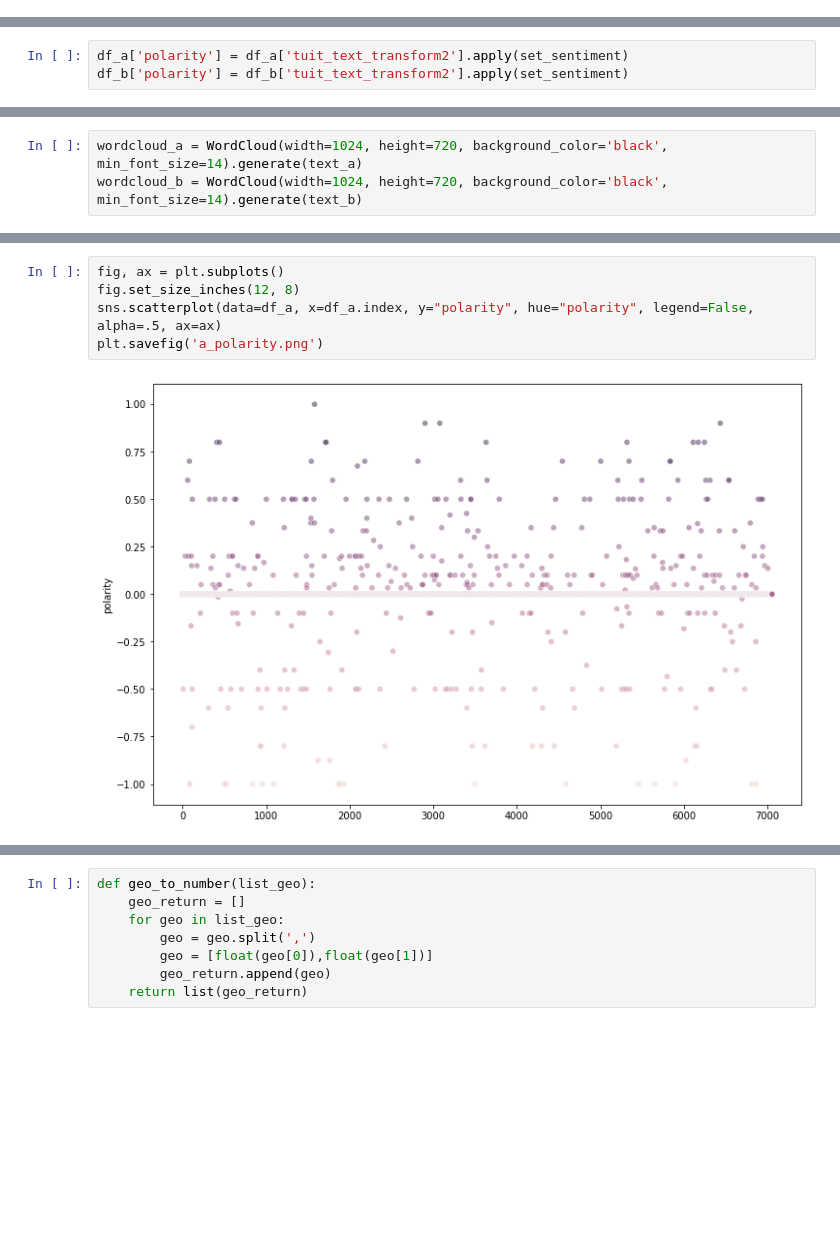
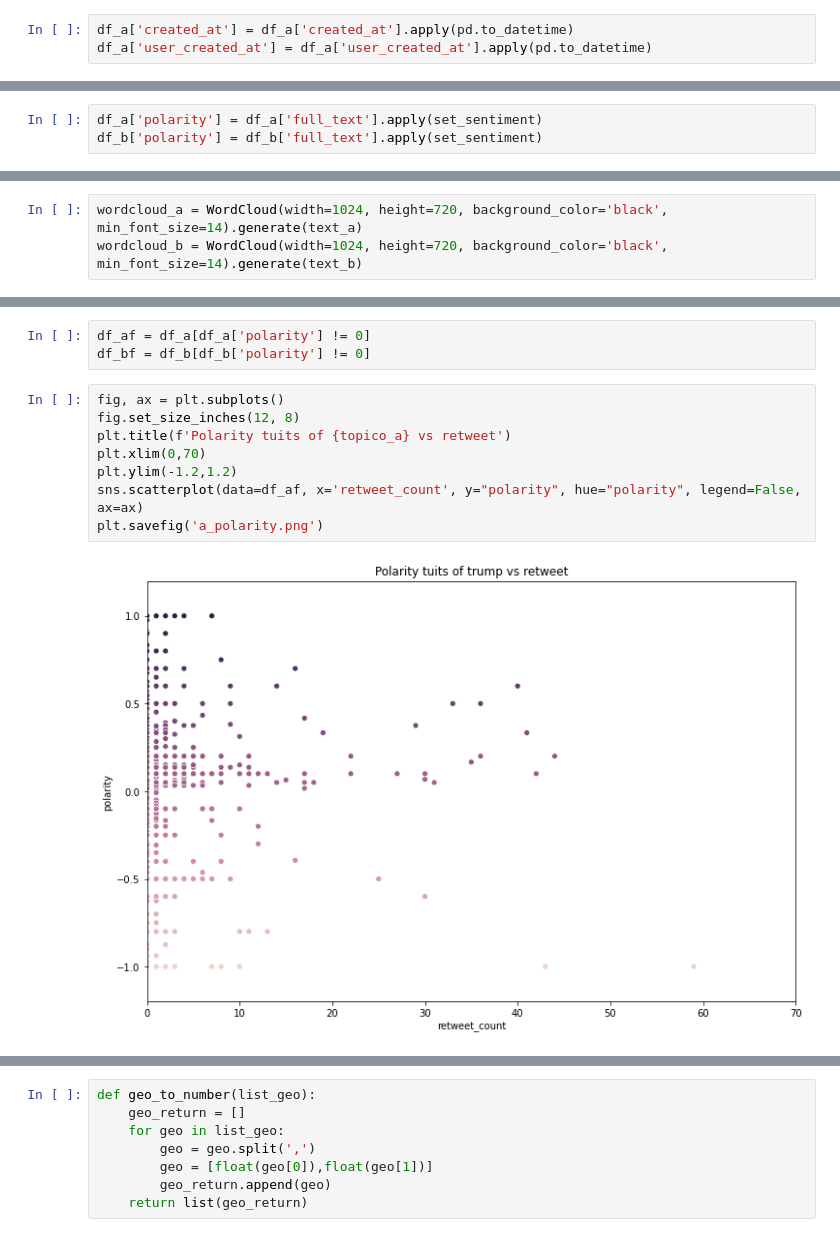
Before and after one commit to AnthonyPernia/TuitsAnalyzerElectionsUnitedStates2020, a Jupyter notebook: analysis_of_tweets.ipynb, the cells around one changed output, grey strips where cells are left out. Drawn from its saved outputs; the diff is of its cells as text; blank space fills up the shorter version.

```diff
--- a/analysis_of_tweets.ipynb
+++ b/analysis_of_tweets.ipynb
@@ -92,6 +92,9 @@ data_b = transform_data(d_b)
 # %%
 df_a = pd.DataFrame(data_a,columns=columns)
 df_b = pd.DataFrame(data_b,columns=columns)
+# %%
+df_a['created_at'] = df_a['created_at'].apply(pd.to_datetime)
+df_a['user_created_at'] = df_a['user_created_at'].apply(pd.to_datetime)
 # %%
 df_a.count()[1],df_b.count()[1]
 # %% [output]
@@ -165,8 +182,8 @@ def set_sentiment(text):
             sentiment = analysis.polarity
     return sentiment
 # %%
-df_a['polarity'] = df_a['tuit_text_transform2'].apply(set_sentiment)
-df_b['polarity'] = df_b['tuit_text_transform2'].apply(set_sentiment)
+df_a['polarity'] = df_a['full_text'].apply(set_sentiment)
+df_b['polarity'] = df_b['full_text'].apply(set_sentiment)
 # %%
 df_a['polarity'].describe()
 # %% [output]
@@ -228,10 +245,16 @@ plt.show()
+# %%
+df_af = df_a[df_a['polarity'] != 0]
+df_bf = df_b[df_b['polarity'] != 0]
 # %%
 fig, ax = plt.subplots()
 fig.set_size_inches(12, 8)
-sns.scatterplot(data=df_a, x=df_a.index, y="polarity", hue="polarity", legend=False, alpha=.5, ax=ax)
+plt.title(f'Polarity tuits of {topico_a} vs retweet')
+plt.xlim(0,70)
+plt.ylim(-1.2,1.2)
+sns.scatterplot(data=df_af, x='retweet_count', y="polarity", hue="polarity", legend=False, ax=ax)
 plt.savefig('a_polarity.png')
 # %% [output]
-[figure, old version]
+[figure, new version]
 # %%
 fig, ax = plt.subplots()
 fig.set_size_inches(12, 8)
```
Also changed, not shown: parts of 9 cells of this notebook, 6 other files.
